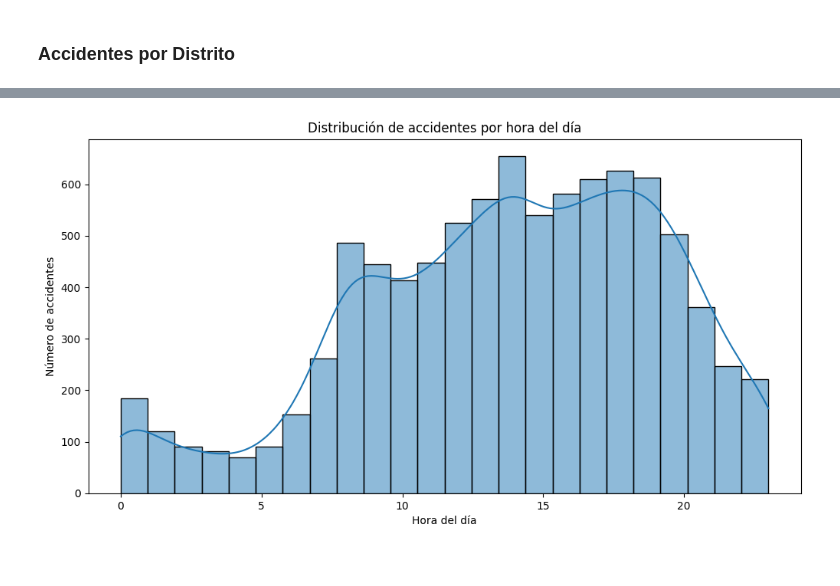
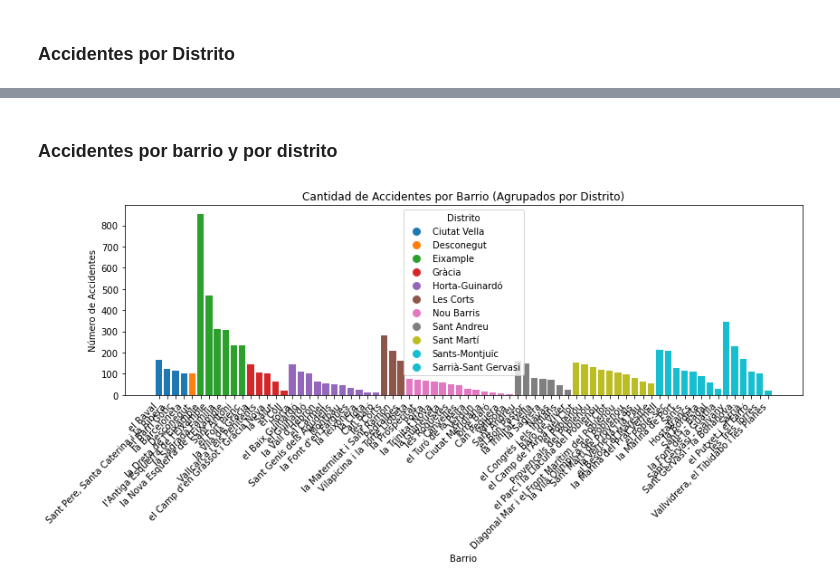
Before and after one commit to NayanAndaluz/Barcelona-Accidents-Analysis, a Jupyter notebook: EDA_and_modeling.ipynb, the cells around one changed output, grey strips where cells are left out. Saved outputs shown, nothing was run; the diff lists cells and outputs as text; code cells hidden in the pictures.

```diff
--- a/EDA_and_modeling.ipynb
+++ b/EDA_and_modeling.ipynb
@@ -450,9 +210,33 @@ plt.show()
-# %%
-plt.figure(figsize=(12, 6))
-sns.histplot(df['Hora_dia'], bins=24, kde=True)
-plt.title('Distribución de accidentes por hora del día')
-plt.xlabel('Hora del día')
-plt.ylabel('Número de accidentes')
-plt.show()
-# %% [output]
-[figure, removed]
+# %% [markdown]
+### Accidentes por barrio y por distrito
+# %%
+counts = df.groupby(['Nom_districte', 'Nom_barri'])['Numero_expedient'].count().reset_index()
+
+# Ordenar por distrito y número de accidentes
+counts = counts.sort_values(by=['Nom_districte', 'Numero_expedient'], ascending=[True, False])
+
+# colores para cada distrito
+districts = counts['Nom_districte'].unique()
+color_map = plt.get_cmap('tab10')
+district_colors = {district: color_map(i) for i, district in enumerate(districts)}
+
+# colores de distritos
+counts['Color'] = counts['Nom_districte'].map(district_colors)
+
+# plot
+plt.figure(figsize=(12, 6))
+bars = plt.bar(counts['Nom_barri'], counts['Numero_expedient'], color=counts['Color'])
+
+# títulos
+plt.title('Cantidad de Accidentes por Barrio (Agrupados por Distrito)')
+plt.ylabel('Número de Accidentes')
+plt.xlabel('Barrio')
+plt.xticks(rotation=45, ha='right')
+handles = [plt.Line2D([0], [0], marker='o', color='w', label=district,
+                       markersize=10, markerfacecolor=district_colors[district]) for district in districts]
+plt.legend(handles=handles, title='Distrito')
+
+plt.tight_layout()
+plt.show()
+# %% [output]
+[figure, added]
```
Also changed, not shown: parts of 68 cells of this notebook.
